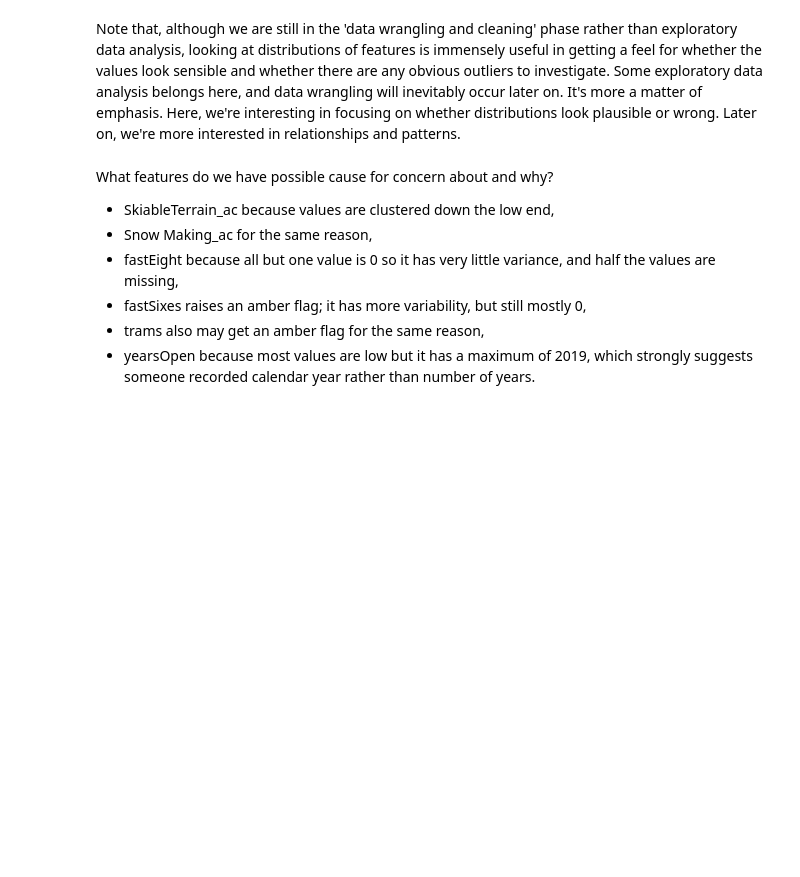
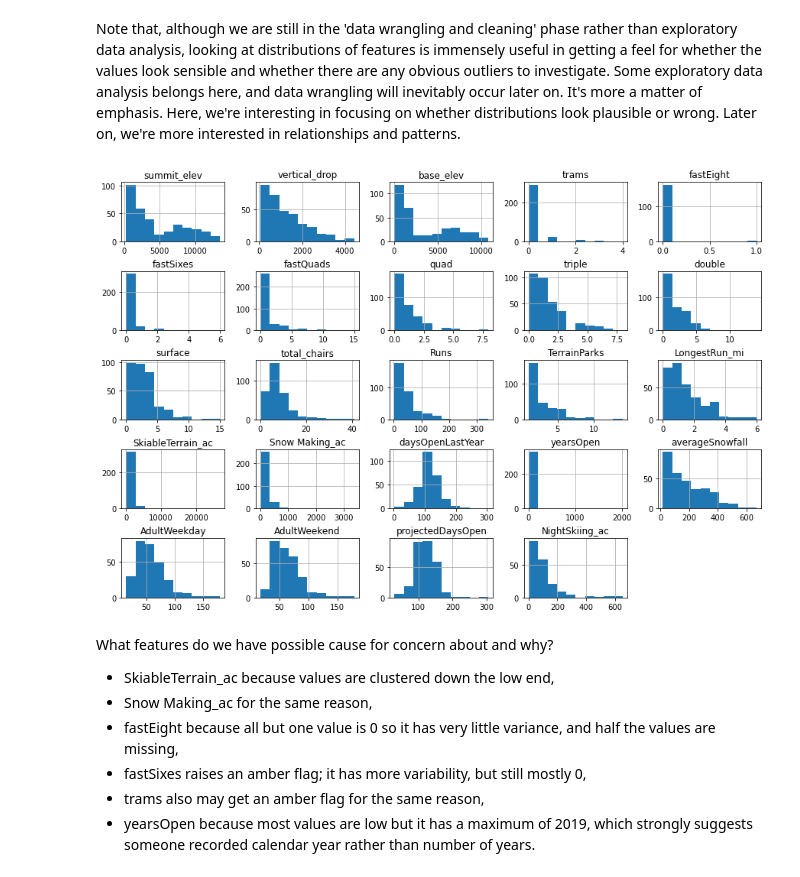
Before and after one commit to faridjn/DataScienceGuidedCapstone, a Jupyter notebook: Notebooks/02_data_wrangling.ipynb, the cells around one changed output. Drawn from its saved outputs; the diff is of its cells as text; code cells hidden in the pictures; blank space fills up the shorter version.

```diff
--- a/Notebooks/02_data_wrangling.ipynb
+++ b/Notebooks/02_data_wrangling.ipynb
@@ -512,12 +512,14 @@ Note that, although we are still in the 'data wrangling and cleaning' phase rath
 # %%
 #Code task 18#
 #Call ski_data's `hist` method to plot histograms of each of the numeric features
 #Try passing it an argument figsize=(15,10)
 #Try calling plt.subplots_adjust() with an argument hspace=0.5 to adjust the spacing
 #It's important you create legible and easy-to-read plots
-ski_data.___(___)
-#plt.subplots_adjust(hspace=___);
+ski_data.hist(figsize=(15,10))
+plt.subplots_adjust(hspace=0.5)
 #Hint: notice how the terminating ';' "swallows" some messy output and leads to a tidier notebook
+# %% [output]
+[figure, added]
 # %% [markdown]
 What features do we have possible cause for concern about and why?
 
```
Also changed, not shown: parts of 28 cells of this notebook, 2 other files.
